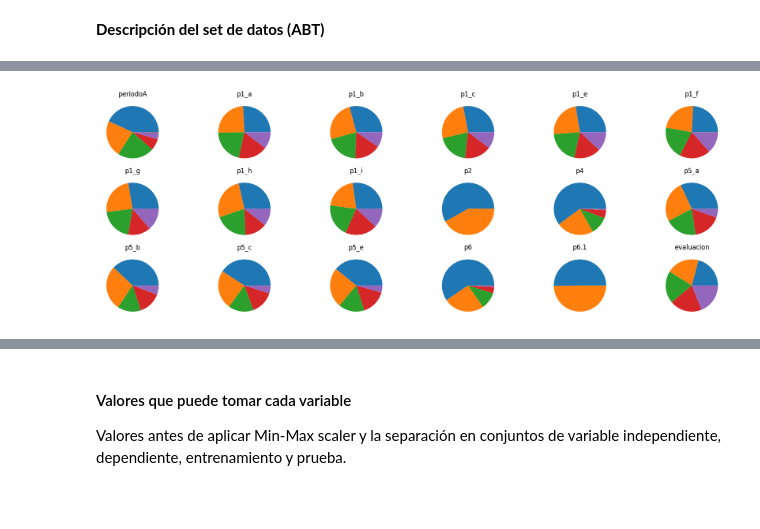
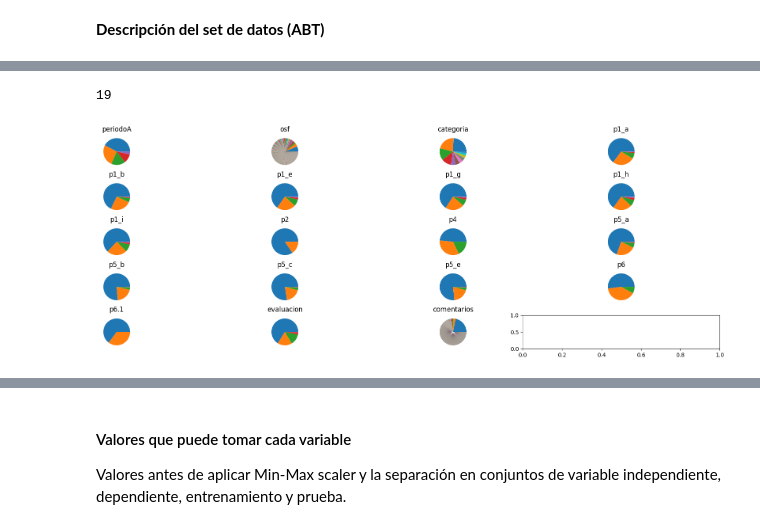
Before and after one commit to EstebanPerez25/ACD-Modelo_predictivo_de_satisfacion, a Jupyter notebook: Modelo_predictivo_de_satisfacción.ipynb, the cells around one changed output, grey strips where cells are left out. Cells and saved outputs as stored; diff of their text form; code cells hidden in the pictures; blank space fills up the shorter version.

```diff
--- a/Modelo_predictivo_de_satisfacción.ipynb
+++ b/Modelo_predictivo_de_satisfacción.ipynb
@@ -878,0 +1013,9 @@ df_resampled.evaluacion.value_counts().plot.bar(color='deepskyblue');
+# %%
+# Índices de cada OSF
+osfs = df_coment.osf.unique()  # Lista de osf's
+
+df_coment.osf[df_coment.osf == osfs[0]].index
+
+dict_osf = {}  # Diccionario con nombre e índices de cada osf
+for osf in osfs:
+  dict_osf[osf] = df_coment.osf[df_coment.osf == osf].index
@@ -878,0 +1042,7 @@ df_resampled.evaluacion.value_counts().plot.bar(color='deepskyblue');
+# %%
+# Mostrar los osf que tienen presencia en 3 periodos
+osf_3p = []  # Lista con nombres de las osf con presencia en 3 periodos
+for x in osfs:
+  if (len(dict_osfn[x]) == 3):
+    print(f'-> {x} \n* Presencia en periodos: {dict_osfn[x]}\n')
+    osf_3p.append(x)
@@ -878,0 +1067,8 @@ df_resampled.evaluacion.value_counts().plot.bar(color='deepskyblue');
+# %%
+# Cantidad de osf que tienen presencia en 1 a 5 periodos
+for i in range(1, 6):
+  suma = 0
+  for x in osfs:
+    if (len(dict_osfn[x]) == i):
+      suma += 1
+  print(f'{i} periodos: {suma} OSF\'s')
@@ -934,26 +1158,27 @@ df_resampled.describe()
+# %%
+len(df_coment.columns)
+# %% [output]
+19
 # %%
-# 15 variables
+# 19 variables
 
 # Gráficos de pastel
-plt.subplots(3,  6, figsize=(18, 6))
+plt.subplots(5,  4, figsize=(18, 6))
 
-for idx, i in enumerate(pd.DataFrame(X_train).columns):
+for idx, i in enumerate(df_coment.columns):
 
-    plt.subplot(3, 6, idx+1)
-    plt.pie(pd.DataFrame(X_train)[i].value_counts(),
+  if (idx < len(df_coment.columns)):
+    plt.subplot(5, 4, idx+1)
+    plt.pie(df_coment[i].value_counts(),
            labels=None)
 
-    plt.title(df_resampled.columns[i])
+    plt.title(i)
 
-
-plt.subplot(3, 6, 18)
-plt.pie(pd.DataFrame(y_train).value_counts(),
-       labels=None)
-
-plt.title('evaluacion')
+  else:
+    plt.axis('off')  # Ocultar los ejes del subplot 20
 
 plt.tight_layout(pad = 0.5)
 plt.show()
 # %% [output]
-[figure, old version]
+[figure, new version]
 # %%
```
Also changed, not shown: parts of 147 cells of this notebook.
